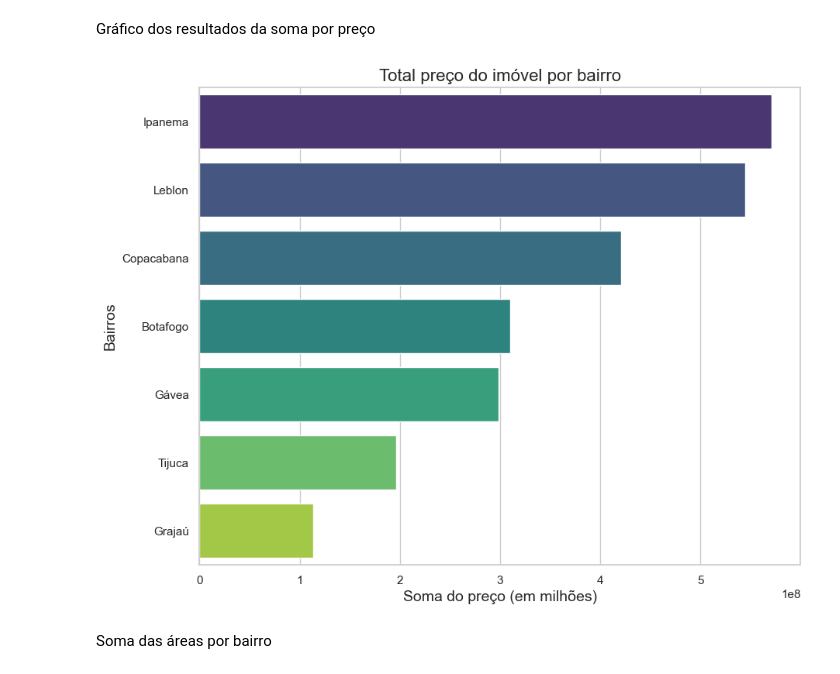
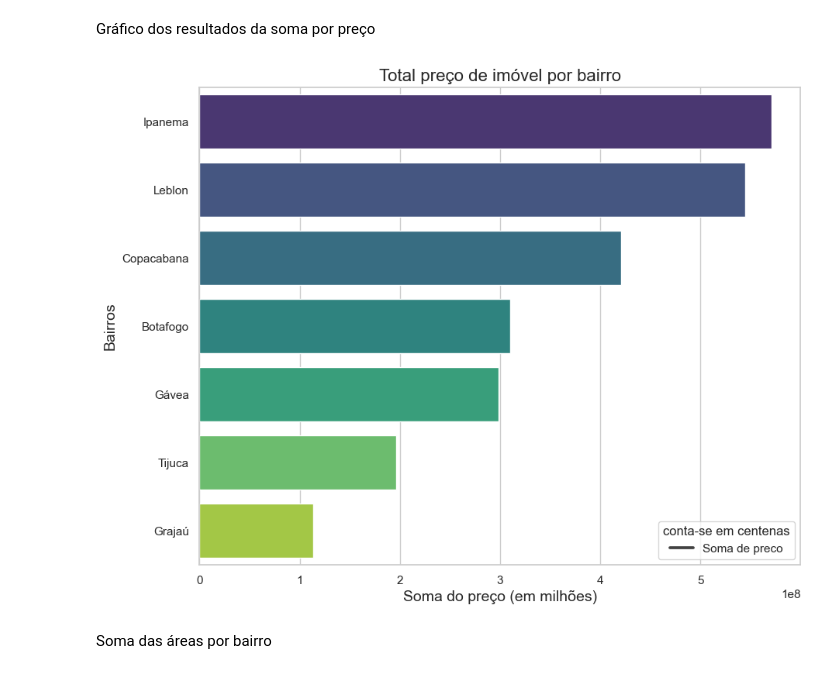
Before and after one commit to GaboRamalho/Data-Science, a Jupyter notebook: AV2/imobRJ.ipynb, the cells around one changed output. Saved outputs shown, nothing was run; the diff lists cells and outputs as text; code cells hidden in the pictures.

```diff
--- a/AV2/imobRJ.ipynb
+++ b/AV2/imobRJ.ipynb
@@ -206,29 +214,32 @@ Gráfico dos resultados da soma por preço
 # %%
 # Agrupar por bairro e calcular a soma da coluna 'pm2' para cada bairro
 soma_preco_por_bairro = dados_imob.groupby('bairro')['preco'].sum().reset_index()
 
 # Ordenar em ordem decrescente pela coluna 'pm2'
 soma_preco_por_bairro = soma_preco_por_bairro.sort_values(by='preco', ascending=False)
 
 # Converter a coluna 'pm2' para numérica (removendo o formato de moeda)
 soma_preco_por_bairro['preco'] = soma_preco_por_bairro['preco'].replace('[\$,]', '', regex=True).astype(float)
 
 # Configurações de estilo do seaborn
 sns.set(style="whitegrid")
 
 # Criar um gráfico de barras horizontais
 plt.figure(figsize=(10, 8))
 sns.barplot(x='preco', y='bairro', data=soma_preco_por_bairro, palette="viridis")
 
 # Ajuste dos rótulos do título e dos eixos
-plt.title('Total preço do imóvel por bairro', fontsize=16)
+plt.title('Total preço de imóvel por bairro', fontsize=16)
 plt.xlabel('Soma do preço (em milhões)', fontsize=14)
 plt.ylabel('Bairros', fontsize=14)
 
+#legenda informativa para o gráfico
+plt.legend(title='conta-se em centenas', loc='best', labels=['Soma de preco'])
+
 # Exibir o gráfico
 plt.show()
 # %% [output]
-[figure, old version]
+[figure, new version]
 # %% [markdown]
 Soma das áreas por bairro
 # %%
```
Also changed, not shown: parts of 16 cells of this notebook.
